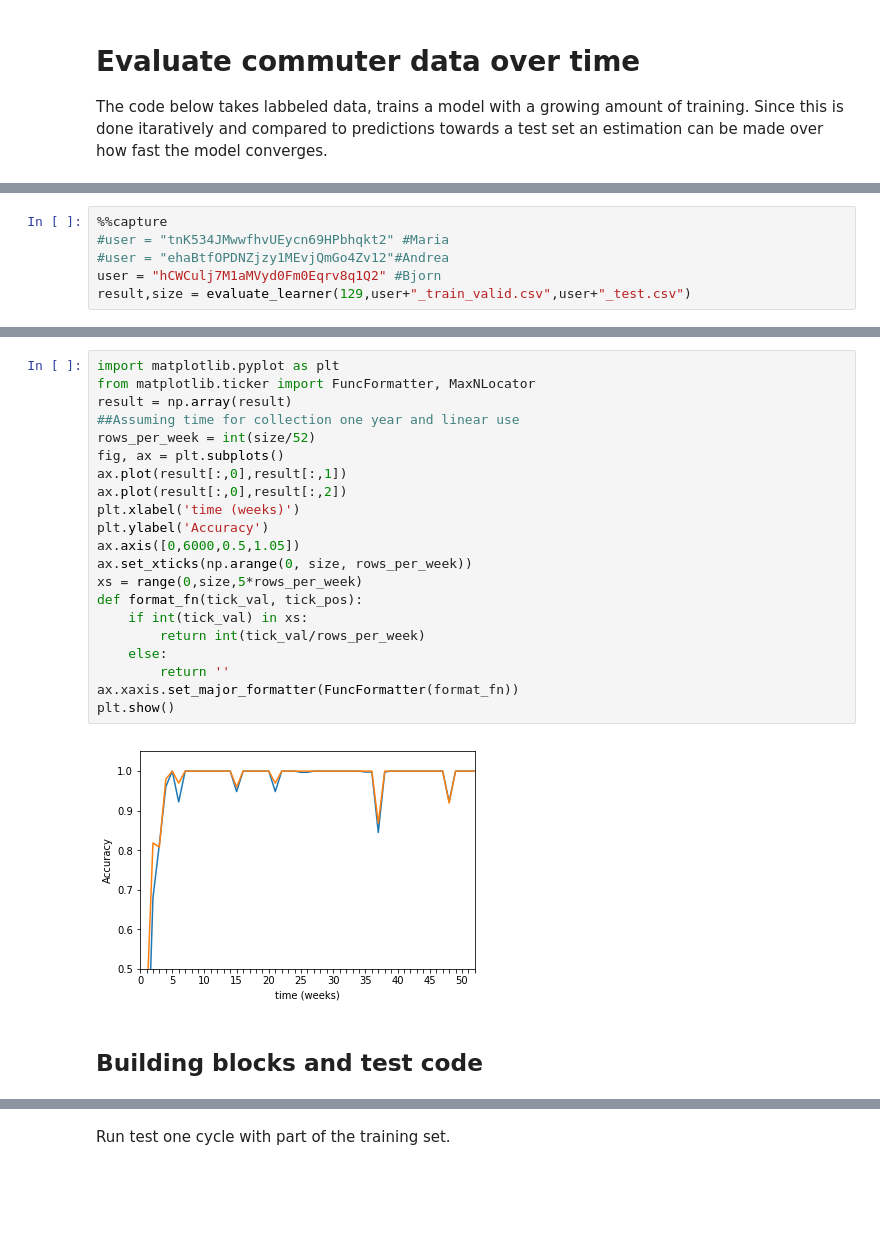
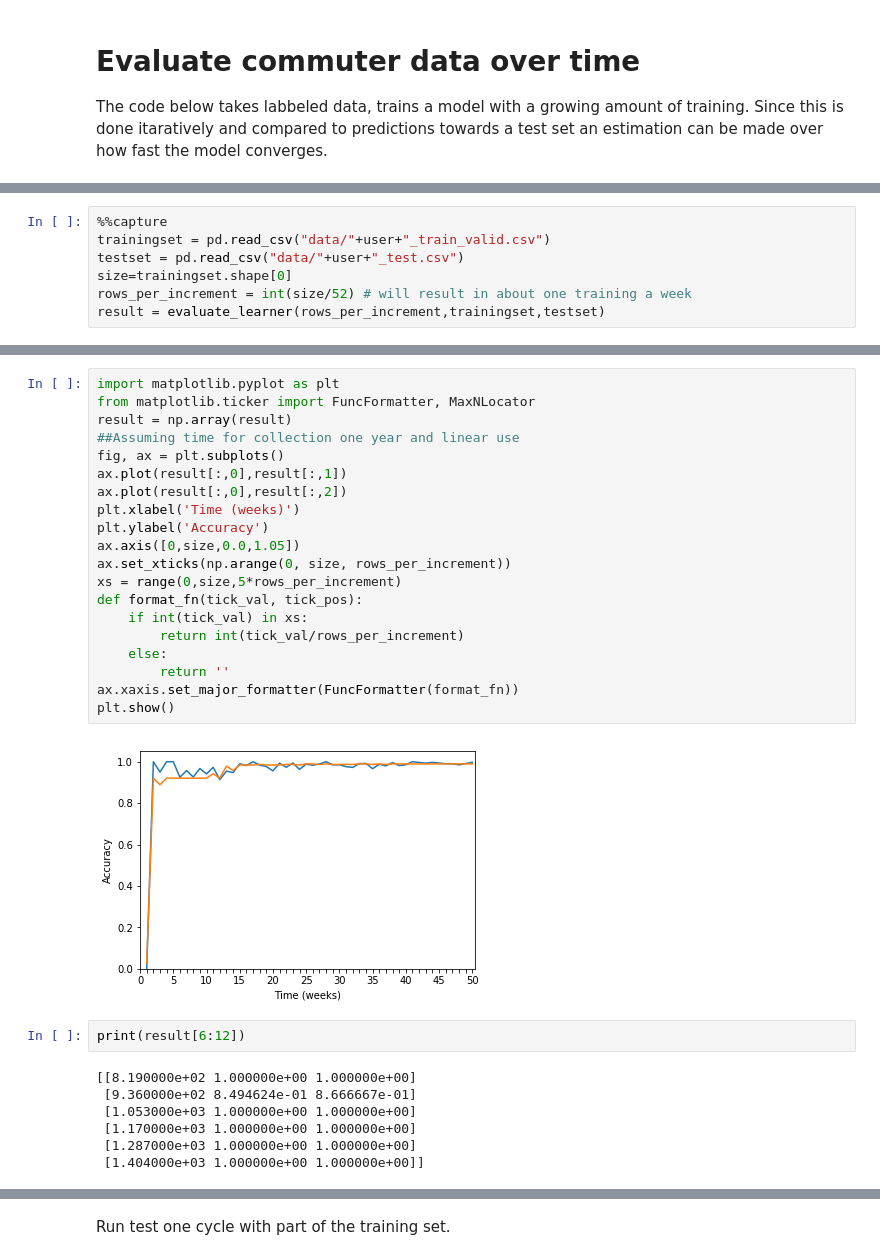
Before and after one commit to k3larra/interactiveML, a Jupyter notebook: Seminar_3/Tabtest.ipynb, the cells around one changed output, grey strips where cells are left out. Drawn from its saved outputs; the diff is of its cells as text; blank space fills up the shorter version.

```diff
--- a/Seminar_3/Tabtest.ipynb
+++ b/Seminar_3/Tabtest.ipynb
@@ -61,6 +59,0 @@ This assumes linear use for all weeks..
-# %%
-%%capture
-#user = "tnK534JMwwfhvUEycn69HPbhqkt2" #Maria
-#user = "ehaBtfOPDNZjzy1MEvjQmGo4Zv12"#Andrea
-user = "hCWCulj7M1aMVyd0Fm0Eqrv8q1Q2" #Bjorn
-result,size = evaluate_learner(129,user+"_train_valid.csv",user+"_test.csv")
@@ -66,0 +68,7 @@ result,size = evaluate_learner(129,user+"_train_valid.csv",user+"_test.csv")
+# %%
+%%capture
+trainingset = pd.read_csv("data/"+user+"_train_valid.csv")
+testset = pd.read_csv("data/"+user+"_test.csv")
+size=trainingset.shape[0]
+rows_per_increment = int(size/52) # will result in about one training a week
+result = evaluate_learner(rows_per_increment,trainingset,testset)
@@ -67,25 +80,31 @@ result,size = evaluate_learner(129,user+"_train_valid.csv",user+"_test.csv")
 # %%
 import matplotlib.pyplot as plt
 from matplotlib.ticker import FuncFormatter, MaxNLocator
 result = np.array(result)
 ##Assuming time for collection one year and linear use
-rows_per_week = int(size/52)
 fig, ax = plt.subplots()
 ax.plot(result[:,0],result[:,1])
 ax.plot(result[:,0],result[:,2])
-plt.xlabel('time (weeks)')
+plt.xlabel('Time (weeks)')
 plt.ylabel('Accuracy')
-ax.axis([0,6000,0.5,1.05])
-ax.set_xticks(np.arange(0, size, rows_per_week))
-xs = range(0,size,5*rows_per_week)
+ax.axis([0,size,0.0,1.05])
+ax.set_xticks(np.arange(0, size, rows_per_increment))
+xs = range(0,size,5*rows_per_increment)
 def format_fn(tick_val, tick_pos):
     if int(tick_val) in xs:
-        return int(tick_val/rows_per_week)
+        return int(tick_val/rows_per_increment)
     else:
         return ''
 ax.xaxis.set_major_formatter(FuncFormatter(format_fn))
 plt.show()
 # %% [output]
-[figure, old version]
+[figure, new version]
-# %% [markdown]
-## Building blocks and test code
+# %%
+print(result[6:12])
+# %% [output]
+[[8.190000e+02 1.000000e+00 1.000000e+00]
+ [9.360000e+02 8.494624e-01 8.666667e-01]
+ [1.053000e+03 1.000000e+00 1.000000e+00]
+ [1.170000e+03 1.000000e+00 1.000000e+00]
+ [1.287000e+03 1.000000e+00 1.000000e+00]
+ [1.404000e+03 1.000000e+00 1.000000e+00]]
```
Also changed, not shown: parts of 20 cells of this notebook, 6 other files.
